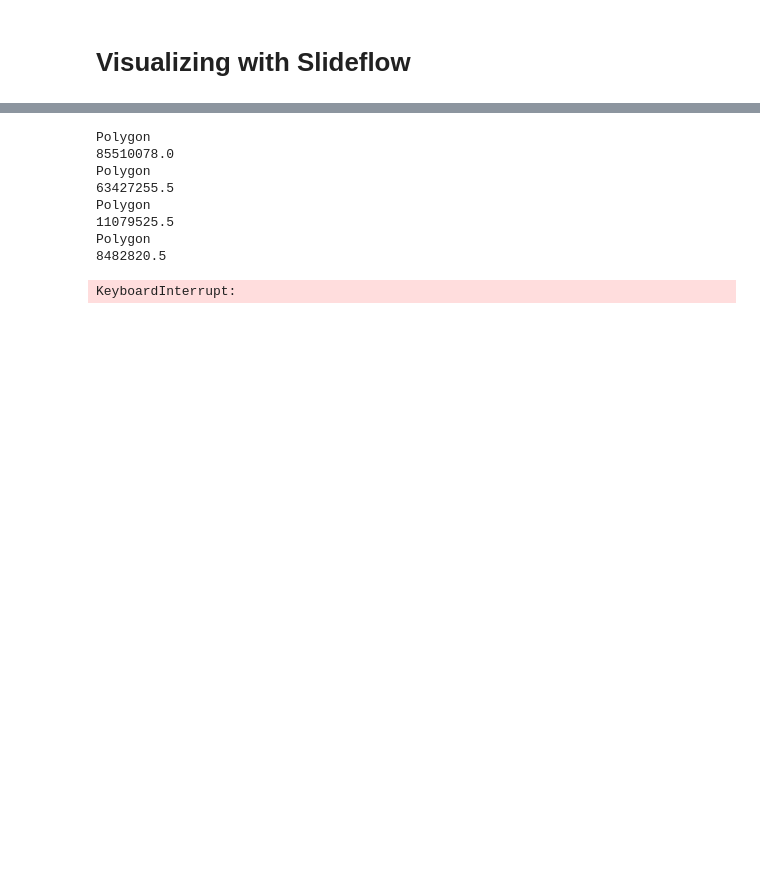
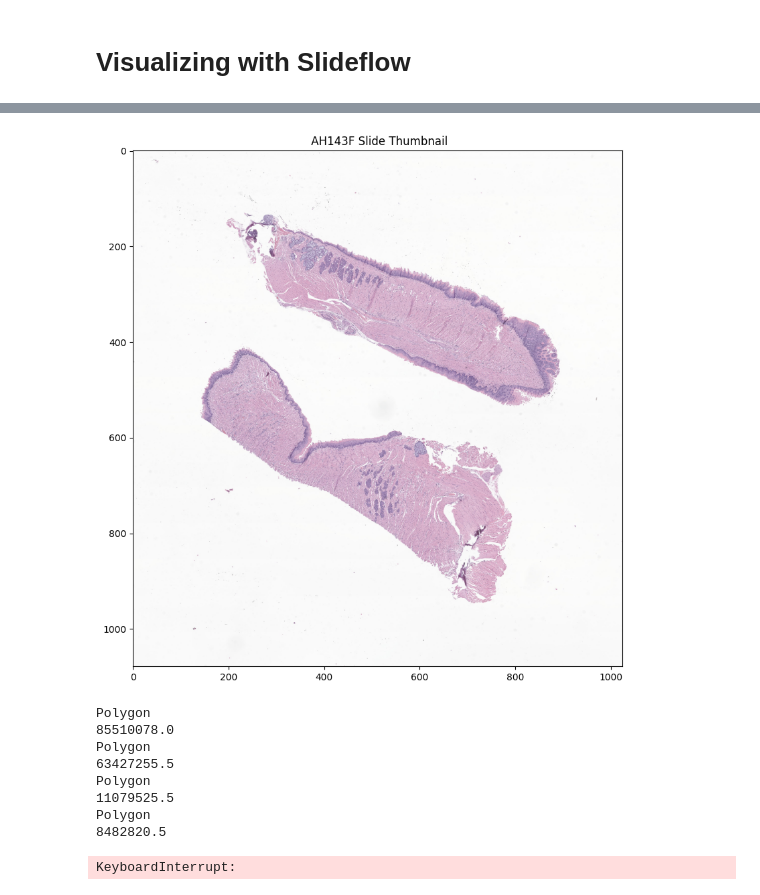
Before and after one commit to Satanna1/Cancer_Project_2025, a Jupyter notebook: Qualitative_Notebook.ipynb, the cells around one changed output, grey strips where cells are left out. Drawn from its saved outputs; the diff is of its cells as text; code cells hidden in the pictures; blank space fills up the shorter version.

```diff
--- a/Qualitative_Notebook.ipynb
+++ b/Qualitative_Notebook.ipynb
@@ -143,0 +153,25 @@ plt.show()
+# %%
+#visualie just the thumbnail
+#visualize the slide thumbnail and rois for Anna
+
+import os
+import slideflow as sf
+import numpy as np
+import matplotlib.pyplot as plt
+from matplotlib.patches import Polygon as MplPolygon
+
+wsi_anna = sf.WSI(
+    path = "/home/stanna/labshare/SLIDES/PDCD10/4NQO_then_TAM/AH143F.svs",
+    tile_px = 256,
+    tile_um = 128,
+)
+
+#generate the thumbnails
+thumb_anna = wsi_anna.thumb(width=1024, rois=False)
+
+#create the plot
+fig, ax = plt.subplots(figsize=(10, 10))
+ax.imshow(thumb_anna)
+plt.title(" AH143F Slide Thumbnail")
+plt.show()
+# %% [output]
@@ -144,3 +179,4 @@ plt.show()
+[figure, added]
 # %%
 # Check geometry types for carcinoma annotations
 import os
```
Also changed, not shown: parts of 3 cells of this notebook, 3 other files.
